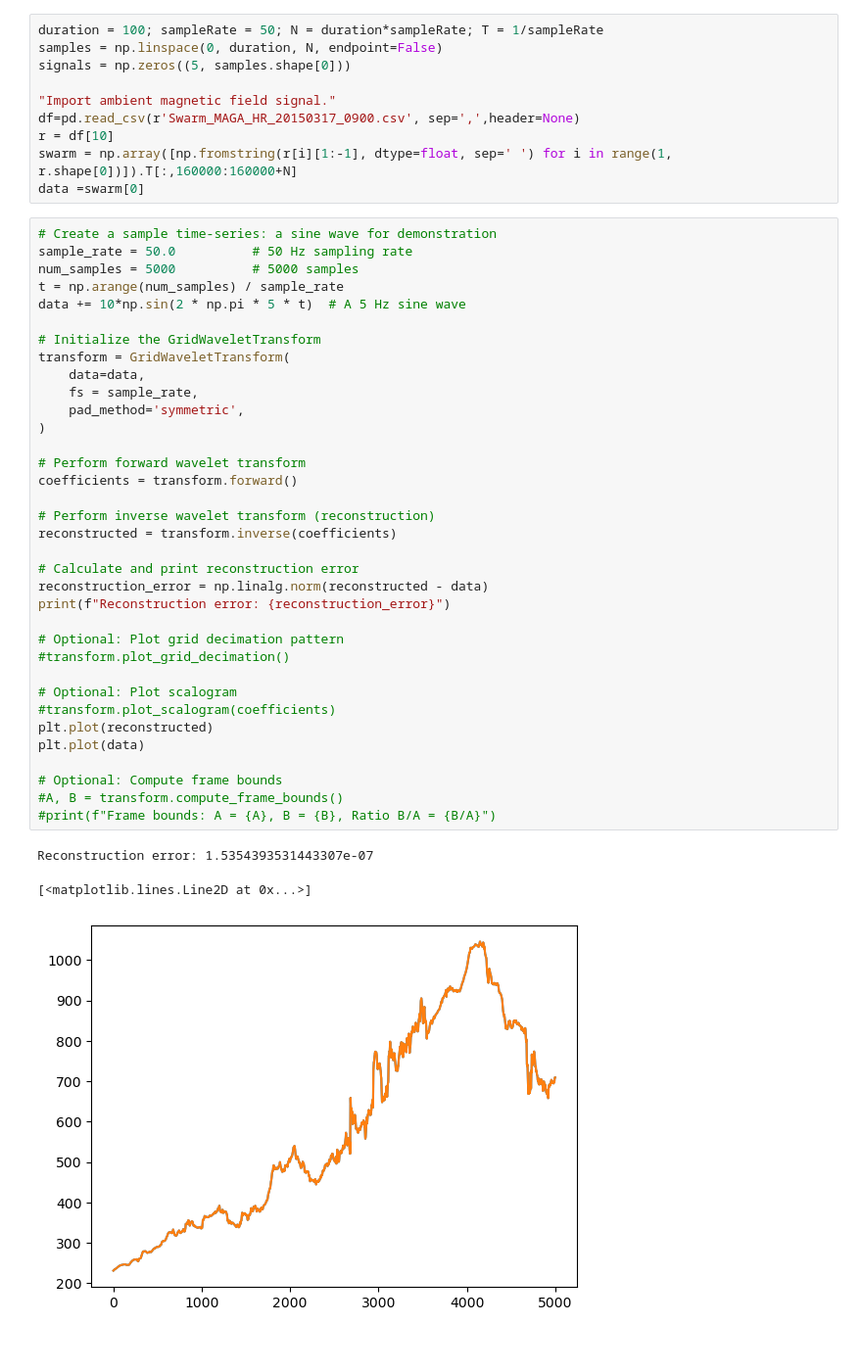
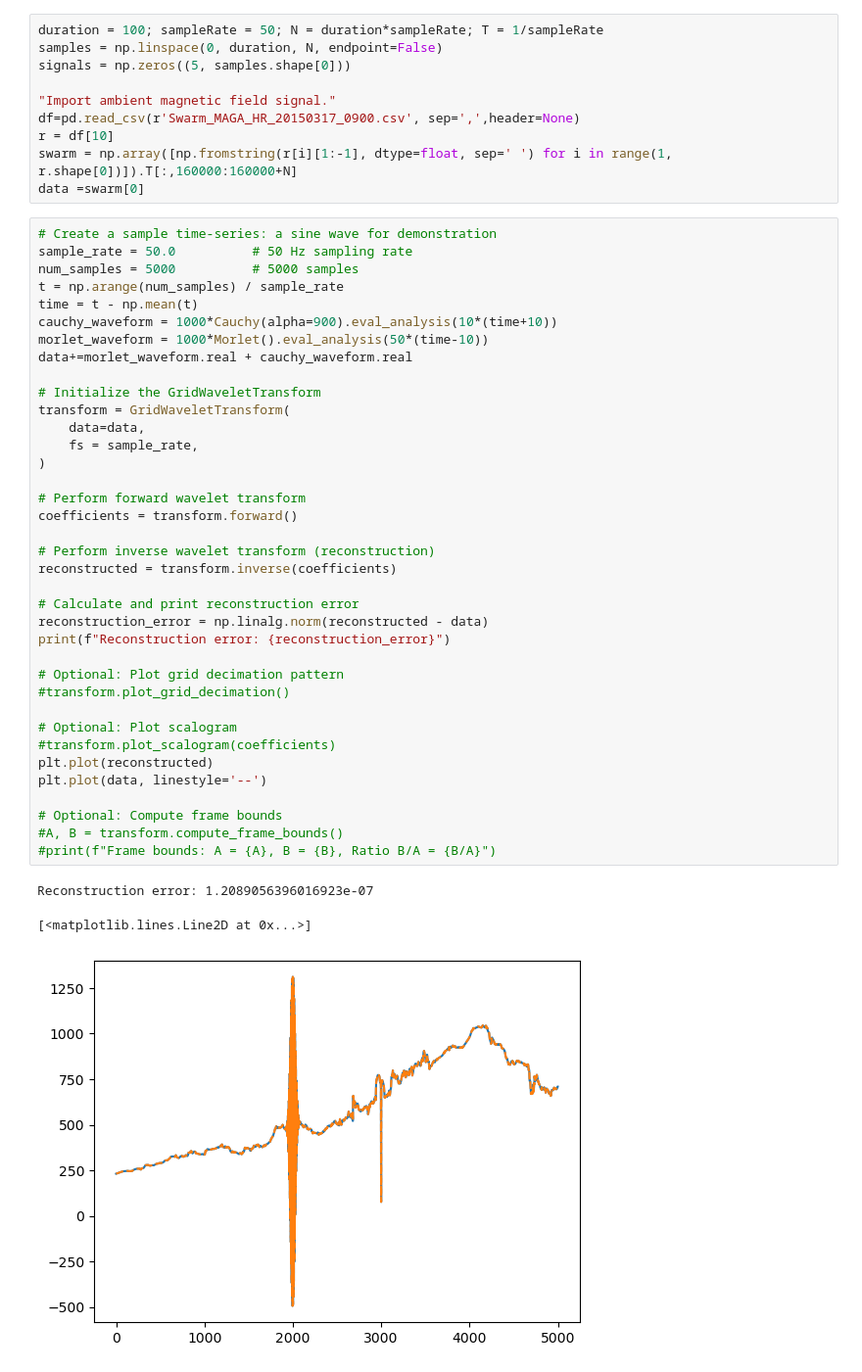
Before and after one commit to aphoffmann/wavelets, a Jupyter notebook: Swarm_test.ipynb, the cells around one changed output. Shown: that part at 98% size. Cells and saved outputs as stored; diff of their text form.

```diff
--- a/Swarm_test.ipynb
+++ b/Swarm_test.ipynb
@@ -18,37 +18,39 @@ data =swarm[0]
 sample_rate = 50.0          # 50 Hz sampling rate
 num_samples = 5000          # 5000 samples
 t = np.arange(num_samples) / sample_rate
-data += 10*np.sin(2 * np.pi * 5 * t)  # A 5 Hz sine wave
+time = t - np.mean(t)
+cauchy_waveform = 1000*Cauchy(alpha=900).eval_analysis(10*(time+10))
+morlet_waveform = 1000*Morlet().eval_analysis(50*(time-10))
+data+=morlet_waveform.real + cauchy_waveform.real
 
 # Initialize the GridWaveletTransform
 transform = GridWaveletTransform(
     data=data,
     fs = sample_rate,
-    pad_method='symmetric',
 )
 
 # Perform forward wavelet transform
 coefficients = transform.forward()
 
 # Perform inverse wavelet transform (reconstruction)
 reconstructed = transform.inverse(coefficients)
 
 # Calculate and print reconstruction error
 reconstruction_error = np.linalg.norm(reconstructed - data)
 print(f"Reconstruction error: {reconstruction_error}")
 
 # Optional: Plot grid decimation pattern
 #transform.plot_grid_decimation()
 
 # Optional: Plot scalogram
 #transform.plot_scalogram(coefficients)
 plt.plot(reconstructed)
-plt.plot(data)
+plt.plot(data, linestyle='--')
 
 # Optional: Compute frame bounds
 #A, B = transform.compute_frame_bounds()
 #print(f"Frame bounds: A = {A}, B = {B}, Ratio B/A = {B/A}")
 # %% [output]
-Reconstruction error: 1.5354393531443307e-07
+Reconstruction error: 1.2089056396016923e-07
 [<matplotlib.lines.Line2D at 0x...>]
-[figure, old version]
+[figure, new version]
```
Also changed, not shown: parts of 6 cells of this notebook, 1 other file.
